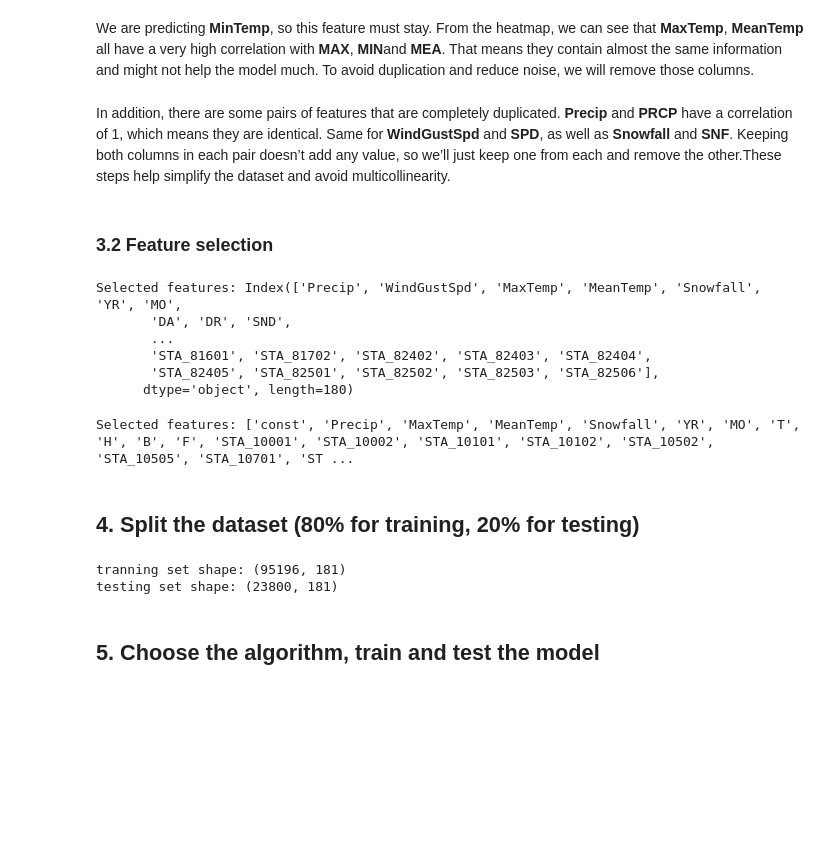
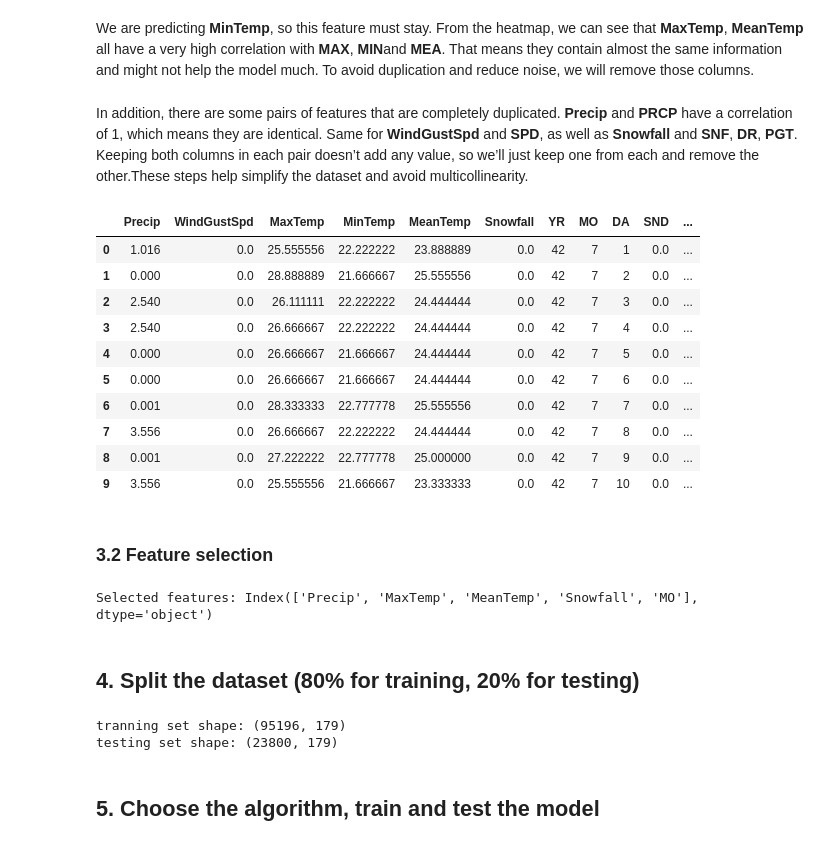
Before and after one commit to wyan170/Phase2_project, a Jupyter notebook: data-science/2. Machine Learning Project/part2_submission.ipynb, the cells around one changed output. Cells and saved outputs as stored; diff of their text form; code cells hidden in the pictures; blank space fills up the shorter version.

```diff
--- a/data-science/2. Machine Learning Project/part2_submission.ipynb
+++ b/data-science/2. Machine Learning Project/part2_submission.ipynb
@@ -307,18 +317,31 @@ plt.show()
 # %% [markdown]
 We are predicting **MinTemp**, so this feature must stay. From the heatmap, we can see that **MaxTemp**, **MeanTemp** all have a very high correlation with **MAX**, **MIN**and **MEA**. That means they contain almost the same information and might not help the model much. To avoid duplication and reduce noise, we will remove those columns.
 # %% [markdown]
-In addition, there are some pairs of features that are completely duplicated. **Precip** and **PRCP** have a correlation of 1, which means they are identical. Same for **WindGustSpd** and **SPD**, as well as **Snowfall** and **SNF**. Keeping both columns in each pair doesn’t add any value, so we’ll just keep one from each and remove the other.These steps help simplify the dataset and avoid multicollinearity.
+In addition, there are some pairs of features that are completely duplicated. **Precip** and **PRCP** have a correlation of 1, which means they are identical. Same for **WindGustSpd** and **SPD**, as well as **Snowfall** and **SNF**, **DR**, **PGT**. Keeping both columns in each pair doesn’t add any value, so we’ll just keep one from each and remove the other.These steps help simplify the dataset and avoid multicollinearity.
 # %%
 df = df.drop(columns=[
     'MEA', 'MAX', 'MIN',
-    'PRCP', 'SPD', 'SNF'
+    'PRCP', 'SPD', 'SNF' ,"DR", "PGT"
 ])
+# %%
+df.head(10)
+# %% [output]
+|  | Precip | WindGustSpd | MaxTemp | MinTemp | MeanTemp | Snowfall | YR | MO | DA | SND | ... |
+| 0 | 1.016 | 0.0 | 25.555556 | 22.222222 | 23.888889 | 0.0 | 42 | 7 | 1 | 0.0 | ... |
+| 1 | 0.000 | 0.0 | 28.888889 | 21.666667 | 25.555556 | 0.0 | 42 | 7 | 2 | 0.0 | ... |
+| 2 | 2.540 | 0.0 | 26.111111 | 22.222222 | 24.444444 | 0.0 | 42 | 7 | 3 | 0.0 | ... |
+| 3 | 2.540 | 0.0 | 26.666667 | 22.222222 | 24.444444 | 0.0 | 42 | 7 | 4 | 0.0 | ... |
+| 4 | 0.000 | 0.0 | 26.666667 | 21.666667 | 24.444444 | 0.0 | 42 | 7 | 5 | 0.0 | ... |
+| 5 | 0.000 | 0.0 | 26.666667 | 21.666667 | 24.444444 | 0.0 | 42 | 7 | 6 | 0.0 | ... |
+| 6 | 0.001 | 0.0 | 28.333333 | 22.777778 | 25.555556 | 0.0 | 42 | 7 | 7 | 0.0 | ... |
+| 7 | 3.556 | 0.0 | 26.666667 | 22.222222 | 24.444444 | 0.0 | 42 | 7 | 8 | 0.0 | ... |
+| 8 | 0.001 | 0.0 | 27.222222 | 22.777778 | 25.000000 | 0.0 | 42 | 7 | 9 | 0.0 | ... |
+| 9 | 3.556 | 0.0 | 25.555556 | 21.666667 | 23.333333 | 0.0 | 42 | 7 | 10 | 0.0 | ... |
 # %% [markdown]
 ### 3.2 Feature selection
 # %%
 from sklearn.linear_model import LassoCV
 from sklearn.preprocessing import StandardScaler
-
 
 X = df.drop(columns=['MinTemp'])
 y = df['MinTemp']
@@ -328,45 +351,12 @@ scaler = StandardScaler()
 X_scaled = scaler.fit_transform(X)
 
 lasso = LassoCV(cv=5, random_state=0)
-lasso.fit(X_scaled, y)
+lasso.fit(X, y)
 
 selected_features = X.columns[(lasso.coef_ != 0)]
 print("Selected features:", selected_features)
 # %% [output]
-Selected features: Index(['Precip', 'WindGustSpd', 'MaxTemp', 'MeanTemp', 'Snowfall', 'YR', 'MO',
-       'DA', 'DR', 'SND',
-       ...
-       'STA_81601', 'STA_81702', 'STA_82402', 'STA_82403', 'STA_82404',
-       'STA_82405', 'STA_82501', 'STA_82502', 'STA_82503', 'STA_82506'],
-      dtype='object', length=180)
+Selected features: Index(['Precip', 'MaxTemp', 'MeanTemp', 'Snowfall', 'MO'], dtype='object')
-# %%
-import statsmodels.api as sm
-
-
-X = df.drop(columns=['MinTemp'])
-y = df['MinTemp']
-
-
-X = sm.add_constant(X)
-
-
-remaining_features = list(X.columns)
-while len(remaining_features) > 1:
-    X_train = X[remaining_features]
-    model = sm.OLS(y, X_train).fit()
-    p_values = model.pvalues.iloc[1:]
-    worst_pval = p_values.max()
-
-    if worst_pval > 0.05:
-        worst_feature = p_values.idxmax()
-        remaining_features.remove(worst_feature)
-    else:
-        break
-
-
-print("Selected features:", remaining_features)
-# %% [output]
-Selected features: ['const', 'Precip', 'MaxTemp', 'MeanTemp', 'Snowfall', 'YR', 'MO', 'T', 'H', 'B', 'F', 'STA_10001', 'STA_10002', 'STA_10101', 'STA_10102', 'STA_10502', 'STA_10505', 'STA_10701', 'ST ...
 # %% [markdown]
 ## 4. Split the dataset (80% for training, 20% for testing)
 # %%
@@ -374,8 +364,8 @@ train_df, test_df = train_test_split(df, test_size=0.2, random_state=369)
 print(f'tranning set shape: {train_df.shape}')
 print(f'testing set shape: {test_df.shape}')
 # %% [output]
-tranning set shape: (95196, 181)
-testing set shape: (23800, 181)
+tranning set shape: (95196, 179)
+testing set shape: (23800, 179)
 # %% [markdown]
 ## 5. Choose the algorithm, train and test the model
 # %%
```
Also changed, not shown: parts of 5 cells of this notebook.
